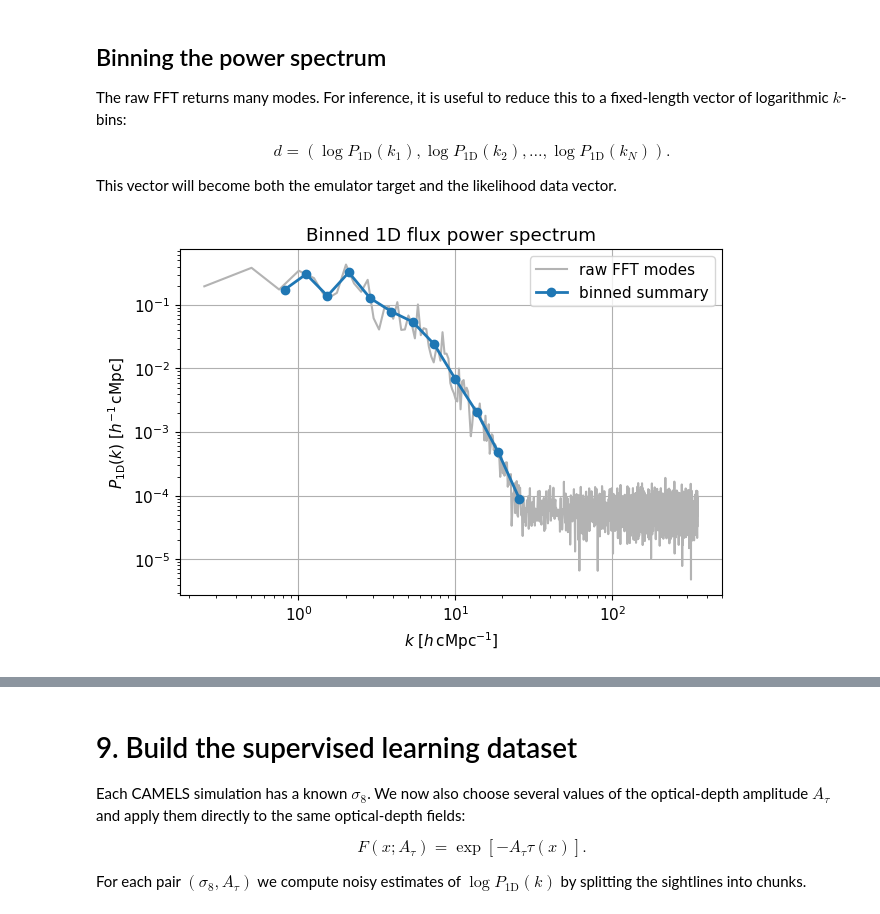
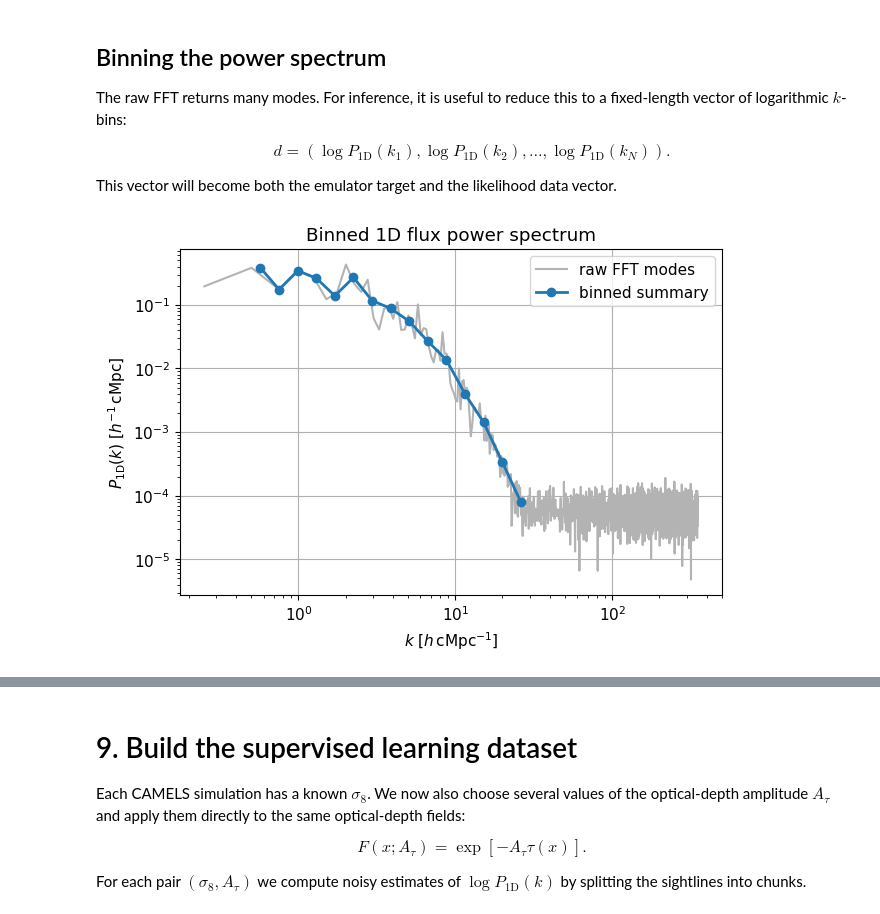
Before and after one commit to soumak-maitra/ML4HEP-V4_Differential_Programming, a Jupyter notebook: Cosmological_Inference_exercise.ipynb, the cells around one changed output, grey strips where cells are left out. Cells and saved outputs as stored; diff of their text form; code cells hidden in the pictures.

```diff
--- a/Cosmological_Inference_exercise.ipynb
+++ b/Cosmological_Inference_exercise.ipynb
@@ -694,8 +694,8 @@ $$
 
 This vector will become both the emulator target and the likelihood data vector.
 # %%
-N_K_BINS = 12
-K_MIN = 0.70
+N_K_BINS = 15
+K_MIN = 0.50
 K_MAX = 30.0
 
 K_EDGES = np.logspace(np.log10(K_MIN), np.log10(K_MAX), N_K_BINS + 1)
@@ -709,34 +709,34 @@ def bin_power_spectrum(k, power, bin_edges=K_EDGES):
     log_k = np.log(k)
     log_power = np.log(power + 1.0e-30)
 
     for k_low, k_high in zip(bin_edges[:-1], bin_edges[1:]):
         in_bin = (k >= k_low) & (k < k_high)
         has_modes = np.any(in_bin)
 
         if has_modes:
             bin_mean = power[in_bin].mean()
             binned_power.append(bin_mean)
         else:
             # If a bin has no FFT mode, interpolate in log-log space.
             k_center = np.sqrt(k_low * k_high)
             bin_mean = np.exp(np.interp(np.log(k_center), log_k, log_power))
             binned_power.append(bin_mean)
 
     return np.asarray(binned_power)
 
 
 binned_power_demo = bin_power_spectrum(k_demo, power_demo)
 
 plt.figure()
 plt.loglog(k_demo, power_demo, color="0.7", label="raw FFT modes")
 plt.loglog(K_CENTERS, binned_power_demo, marker="o", lw=2, label="binned summary")
 plt.xlabel(r"$k$ [$h\,\mathrm{cMpc}^{-1}$]")
 plt.ylabel(r"$P_{\rm 1D}(k)$ [$h^{-1}\,\mathrm{cMpc}$]")
 plt.title("Binned 1D flux power spectrum")
 plt.legend()
 plt.show()
 # %% [output]
-[figure, old version]
+[figure, new version]
 # %% [markdown]
 # 8. A simple differentiable double-power-law model before emulation
 
```
Also changed, not shown: parts of 19 cells of this notebook.
